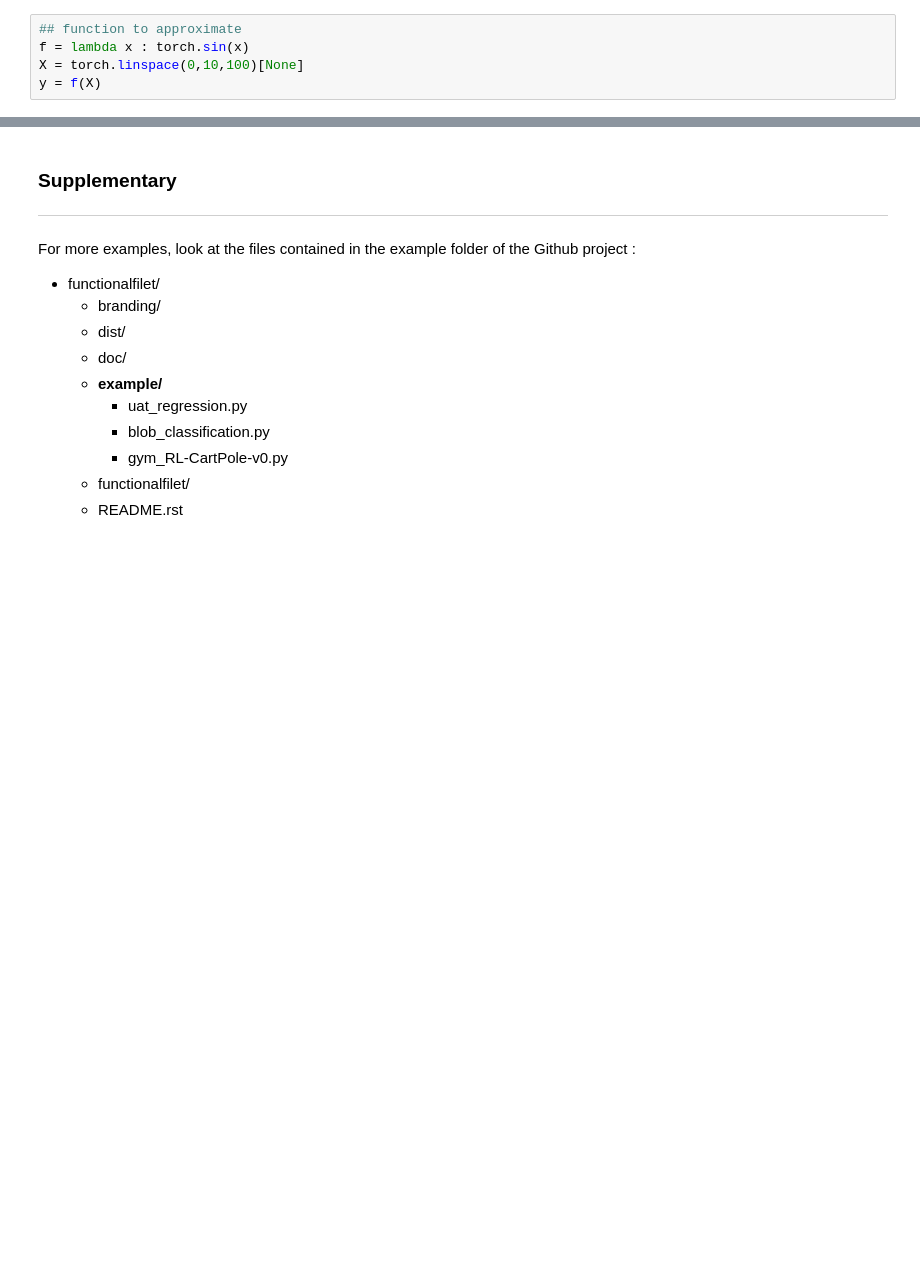
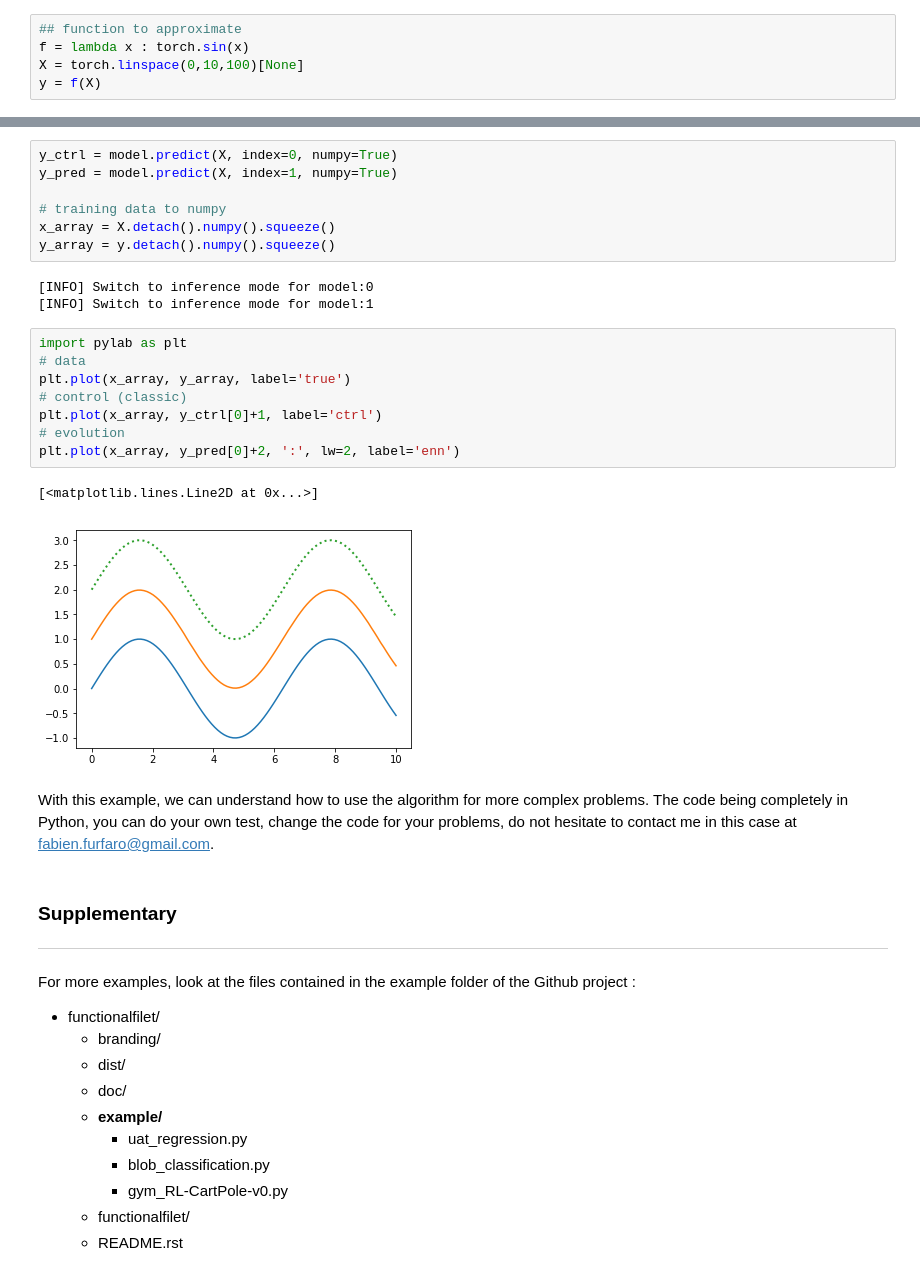
Before and after one commit to fabienfrfr/functionalfilet, a Jupyter notebook: doc/notebook.ipynb, the cells around one changed output, grey strips where cells are left out. Drawn from its saved outputs; the diff is of its cells as text; blank space fills up the shorter version.

```diff
--- a/doc/notebook.ipynb
+++ b/doc/notebook.ipynb
@@ -42,3 +112,26 @@ y = f(X)
+# %%
+y_ctrl = model.predict(X, index=0, numpy=True)
+y_pred = model.predict(X, index=1, numpy=True)
+
+# training data to numpy
+x_array = X.detach().numpy().squeeze()
+y_array = y.detach().numpy().squeeze()
+# %% [output]
+[INFO] Switch to inference mode for model:0
+[INFO] Switch to inference mode for model:1
+# %%
+import pylab as plt
+# data
+plt.plot(x_array, y_array, label='true')
+# control (classic)
+plt.plot(x_array, y_ctrl[0]+1, label='ctrl')
+# evolution
+plt.plot(x_array, y_pred[0]+2, ':', lw=2, label='enn')
+# %% [output]
+[<matplotlib.lines.Line2D at 0x...>]
+[figure, added]
+# %% [markdown]
+With this example, we can understand how to use the algorithm for more complex problems. The code being completely in Python, you can do your own test, change the code for your problems, do not hesitate to contact me in this case at <fabien.furfaro@gmail.com>.
 # %% [markdown]
 ### Supplementary
 ---
```
Also changed, not shown: parts of 9 cells of this notebook, 8 other files.
